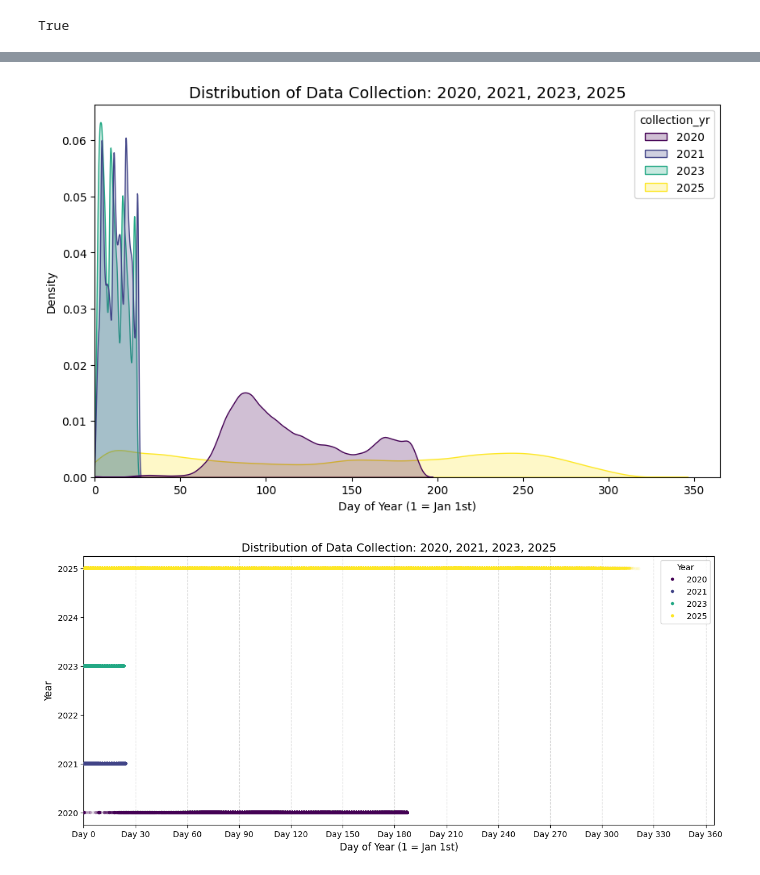
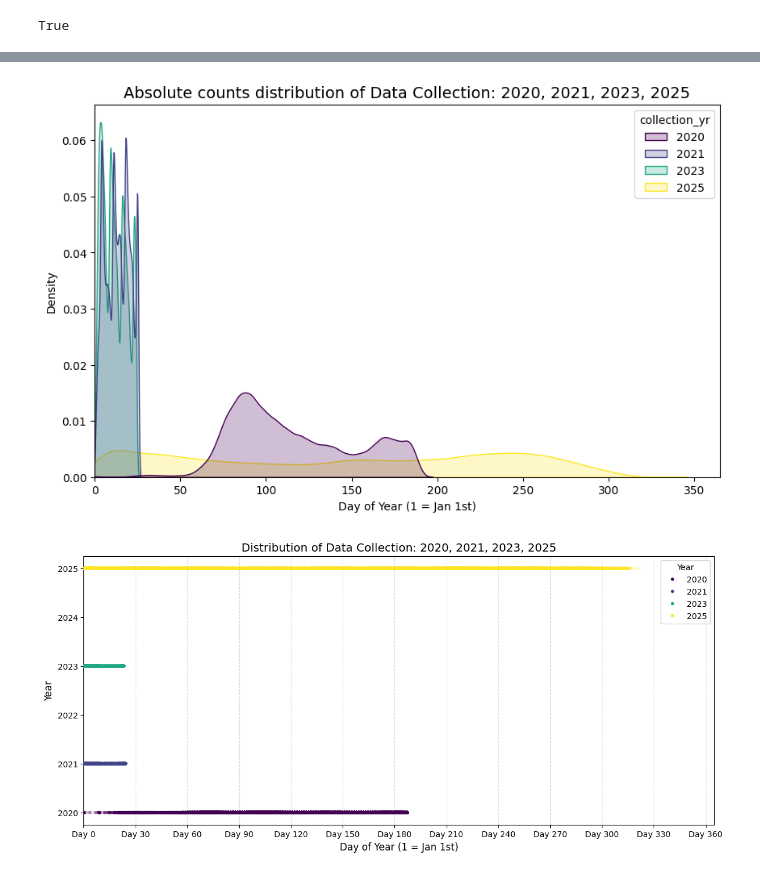
Before and after one commit to ASudu/EpiCoV_Summer25, a Jupyter notebook: src/compare_years.ipynb, the cells around one changed output, grey strips where cells are left out. Saved outputs shown, nothing was run; the diff lists cells and outputs as text; code cells hidden in the pictures.

Commit message:
years compared & 2020 analysis

```diff
--- a/src/compare_years.ipynb
+++ b/src/compare_years.ipynb
@@ -27,3 +27,20 @@ df20.shape, df21.shape, df23.shape, df25.shape
 set(df20.columns) == set(df21.columns) == set(df23.columns) == set(df25.columns)
 # %% [output]
 True
+# %%
+def add_columns(df):
+    df.rename(columns={"Accession ID": "accession_id", "Collection date": "collection_date", "Submission date": "submission_date"}, inplace=True)
+    # 'mixed' allows pandas to infer formats row-by-row
+    df["collection_date"] = pd.to_datetime(df["collection_date"], format='mixed')
+    df["submission_date"] = pd.to_datetime(df["submission_date"], format='mixed')
+    df["collection_yr"] = df["collection_date"].dt.year
+    df["submission_yr"] = df["submission_date"].dt.year
+    # Extract Day of Year (1-365) to align Jan 2020 with Jan 2022
+    df['collection_doy'] = df['collection_date'].dt.dayofyear
+    df['submission_doy'] = df['submission_date'].dt.dayofyear
+    return df
+# %%
+df20 = add_columns(df20)
+df21 = add_columns(df21)
+df23 = add_columns(df23)
+df25 = add_columns(df25)
@@ -29,0 +92,4 @@ True
+# %%
+cols = ["accession_id", "collection_date", "submission_date", "collection_yr", "submission_yr", "collection_doy", "submission_doy"]
+df1 = pd.concat([df20[cols], df21[cols], df23[cols], df25[cols]], ignore_index=True)
+df1.info()
@@ -81,18 +194,18 @@ memory usage: 127.4+ MB
 # %%
 # 3. Plotting
 plt.figure(figsize=(10, 6))
 
 # Option A: Density Plot (The "Spike" vs "Hill")
 # 'common_norm=False' allows each year to be normalized to its own volume,
 # showing the shape clearly regardless of total count differences.
-sns.kdeplot(data=df, x='collection_doy', hue='collection_yr', fill=True, common_norm=False, palette='viridis')
+sns.kdeplot(data=df1, x='collection_doy', hue='collection_yr', fill=True, common_norm=False, palette='viridis')
 
-plt.title("Distribution of Data Collection: 2020, 2021, 2023, 2025", fontsize=14)
+plt.title("Absolute counts distribution of Data Collection: 2020, 2021, 2023, 2025", fontsize=14)
 plt.xlabel("Day of Year (1 = Jan 1st)")
 plt.xlim(0, 365) # Lock to a full year view
 plt.show()
 # %% [output]
-[figure, old version]
+[figure, new version]
 # %%
 plt.figure(figsize=(14, 6))
 
```
Also changed, not shown: parts of 23 cells of this notebook, 15 other files.
